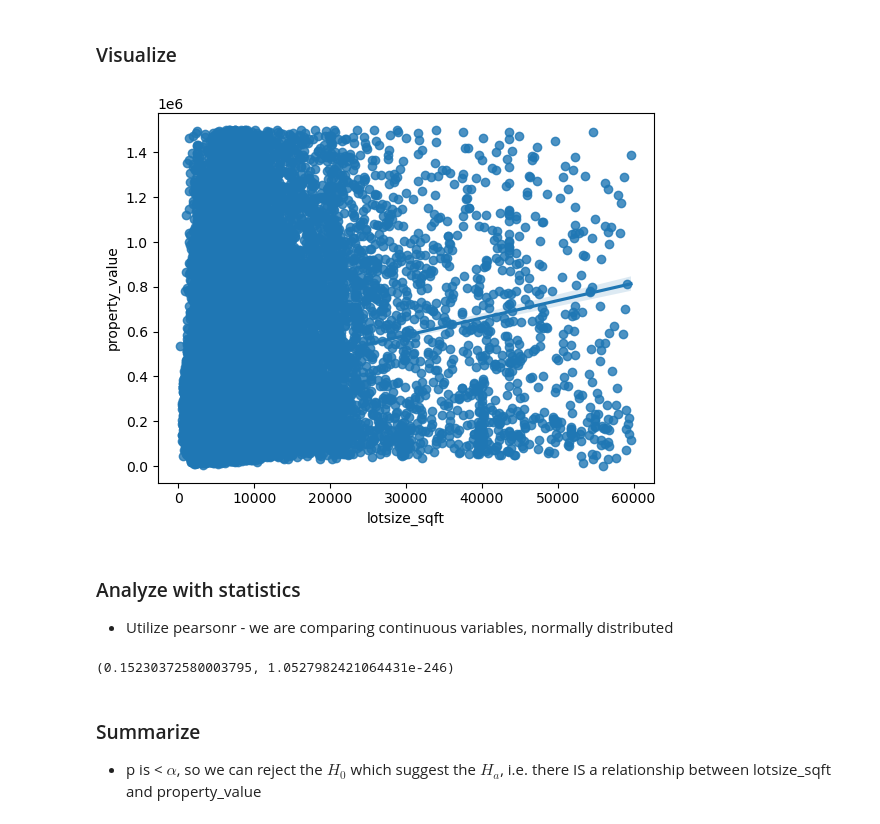
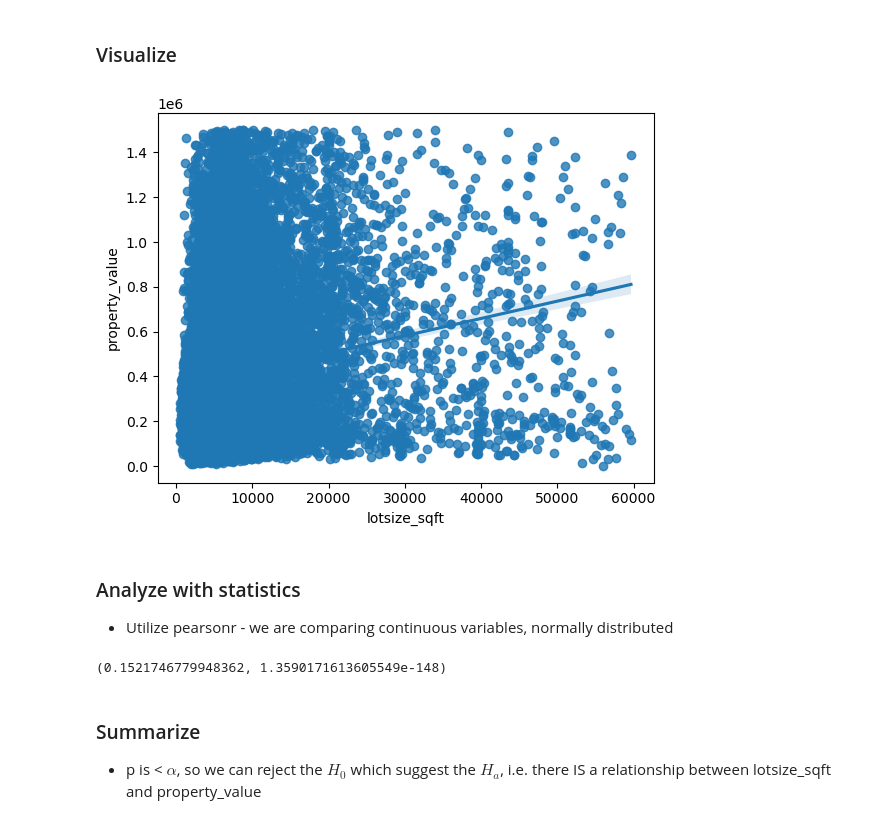
Before and after one commit to corey-hermesch/zillow-project, a Jupyter notebook: explore_notebook.ipynb, the cells around one changed output. Drawn from its saved outputs; the diff is of its cells as text; code cells hidden in the pictures.

```diff
--- a/explore_notebook.ipynb
+++ b/explore_notebook.ipynb
@@ -181,18 +181,18 @@ t, p
 # %% [markdown]
 ### Visualize
 # %%
-sns.regplot(data=df, x='lotsize_sqft', y='property_value')
+sns.regplot(data=train, x='lotsize_sqft', y='property_value')
 plt.show()
 # %% [output]
-[figure, old version]
+[figure, new version]
 # %% [markdown]
 ### Analyze with statistics
 - Utilize pearsonr - we are comparing continuous variables, normally distributed
 # %%
-t, p = pearsonr(df.lotsize_sqft, df.property_value)
+t, p = pearsonr(train.lotsize_sqft, train.property_value)
 t, p
 # %% [output]
-(0.15230372580003795, 1.0527982421064431e-246)
+(0.1521746779948362, 1.3590171613605549e-148)
 # %% [markdown]
 ### Summarize
 - p is < $\alpha$, so we can reject the $H_0$ which suggest the $H_a$, i.e. there IS a relationship between lotsize_sqft and property_value
```
Also changed, not shown: parts of 8 cells of this notebook, 4 other files.
